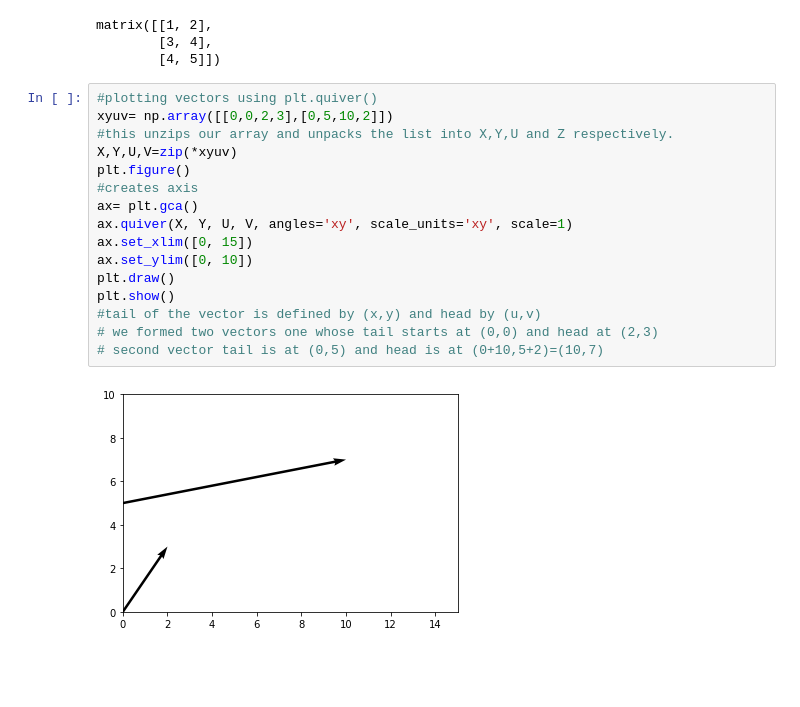
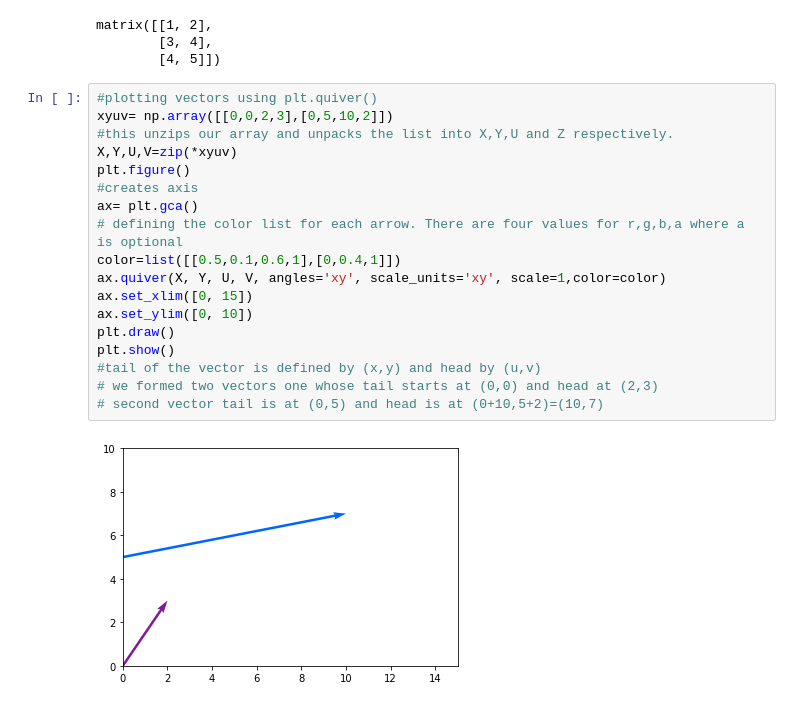
Before and after one commit to tanya12181/Machine-Learning-Internship, a Jupyter notebook: Day 6 tasks/Linear Algebra.ipynb, the cells around one changed output. Cells and saved outputs as stored; diff of their text form; blank space fills up the shorter version.

```diff
--- a/Day 6 tasks/Linear Algebra.ipynb
+++ b/Day 6 tasks/Linear Algebra.ipynb
@@ -350,18 +380,20 @@ matrix([[1, 2],
 # %%
 #plotting vectors using plt.quiver()
 xyuv= np.array([[0,0,2,3],[0,5,10,2]])
 #this unzips our array and unpacks the list into X,Y,U and Z respectively.
 X,Y,U,V=zip(*xyuv)
 plt.figure()
 #creates axis
 ax= plt.gca()
-ax.quiver(X, Y, U, V, angles='xy', scale_units='xy', scale=1)
+# defining the color list for each arrow. There are four values for r,g,b,a where a is optional
+color=list([[0.5,0.1,0.6,1],[0,0.4,1]])
+ax.quiver(X, Y, U, V, angles='xy', scale_units='xy', scale=1,color=color)
 ax.set_xlim([0, 15])
 ax.set_ylim([0, 10])
 plt.draw()
 plt.show()
 #tail of the vector is defined by (x,y) and head by (u,v)
 # we formed two vectors one whose tail starts at (0,0) and head at (2,3)
 # second vector tail is at (0,5) and head is at (0+10,5+2)=(10,7)
 # %% [output]
-[figure, old version]
+[figure, new version]
```
Also changed, not shown: parts of 20 cells of this notebook.
